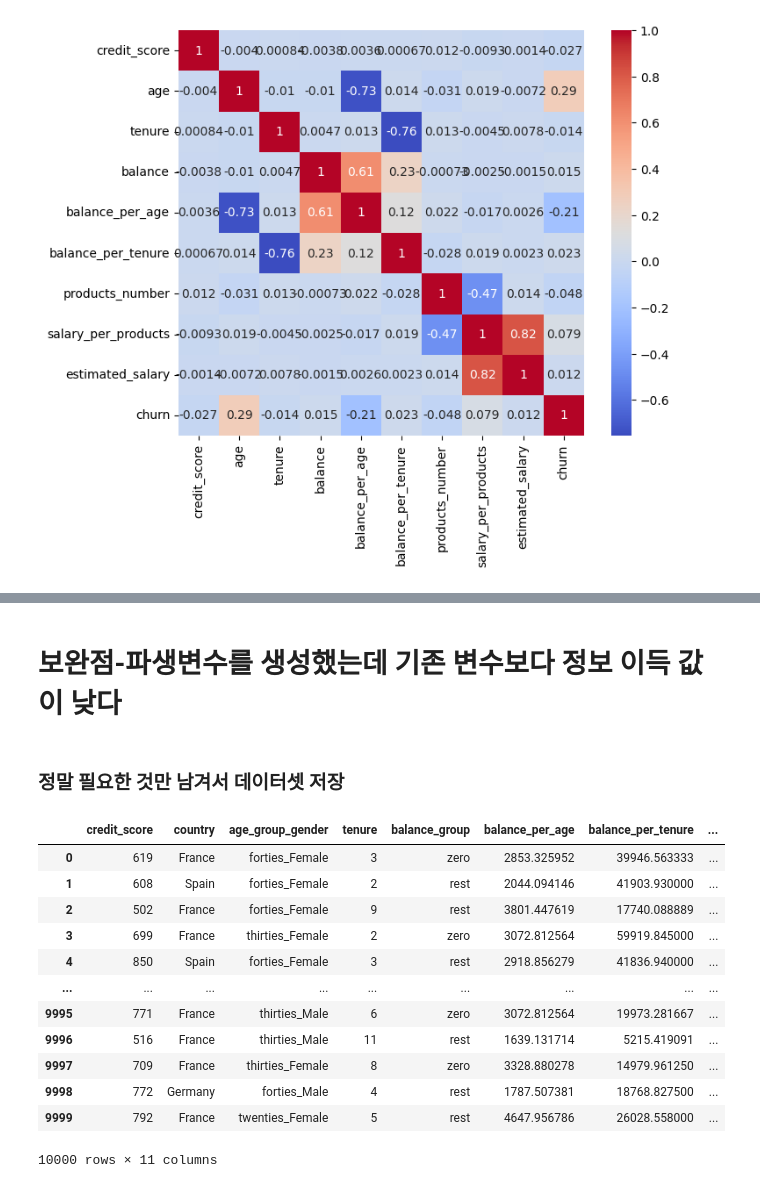
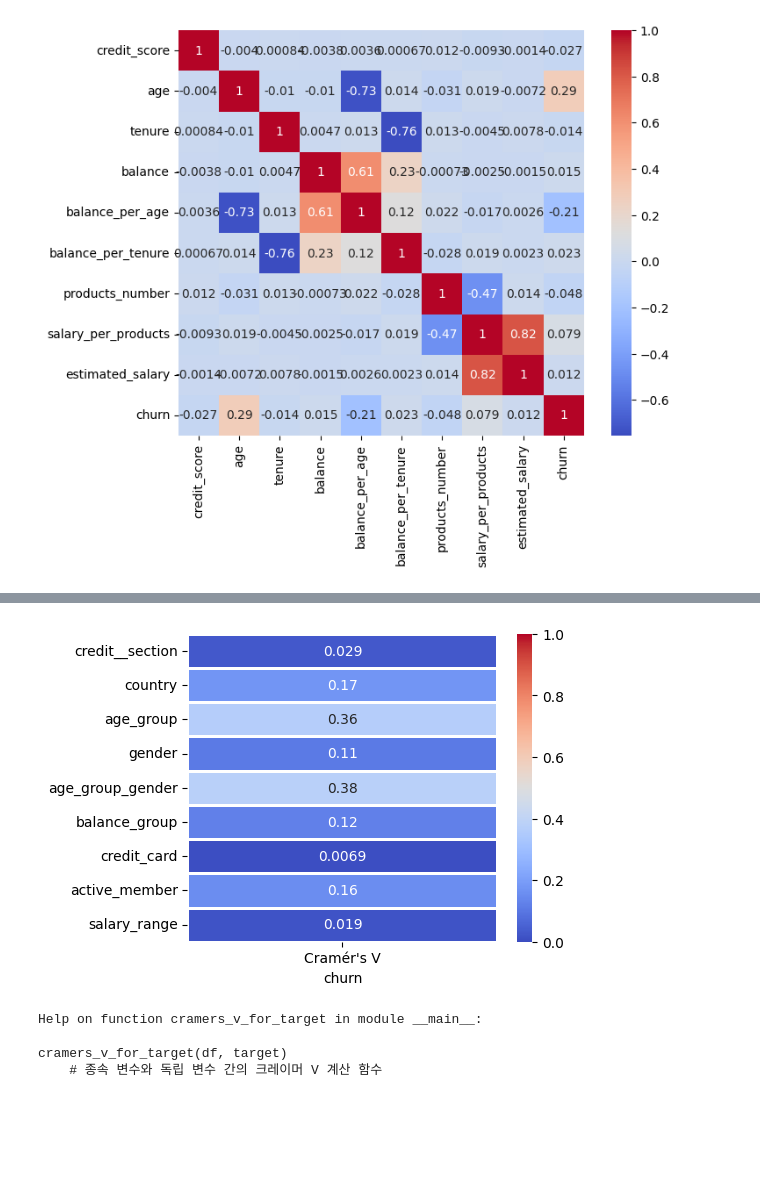
Before and after one commit to coconutkim/project_churn, a Jupyter notebook: real6.ipynb, the cells around one changed output, grey strips where cells are left out. Drawn from its saved outputs; the diff is of its cells as text; code cells hidden in the pictures; blank space fills up the shorter version.

```diff
--- a/real6.ipynb
+++ b/real6.ipynb
@@ -167,26 +129,53 @@ plt.show()
-# %% [markdown]
-# 보완점-파생변수를 생성했는데 기존 변수보다 정보 이득 값이 낮다
-# %% [markdown]
-### 정말 필요한 것만 남겨서 데이터셋 저장
-# %%
-# 정보 이득 낮은 파생변수: 신용 점수 구간, 추정 월급 구간, 나이 그룹룹
-# 나이 그룹 성별은 애매하다.. 나이와 성별을 합친 것인데 중간에 있다
-
-df=df.drop(['age','age_group','gender',
-        'balance','products_number','credit__section','salary_range',
-        'credit_card'],axis=1)
-df
-# %% [output]
-|  | credit_score | country | age_group_gender | tenure | balance_group | balance_per_age | balance_per_tenure | ... |
-| 0 | 619 | France | forties_Female | 3 | zero | 2853.325952 | 39946.563333 | ... |
-| 1 | 608 | Spain | forties_Female | 2 | rest | 2044.094146 | 41903.930000 | ... |
-| 2 | 502 | France | forties_Female | 9 | rest | 3801.447619 | 17740.088889 | ... |
-| 3 | 699 | France | thirties_Female | 2 | zero | 3072.812564 | 59919.845000 | ... |
-| 4 | 850 | Spain | forties_Female | 3 | rest | 2918.856279 | 41836.940000 | ... |
-| ... | ... | ... | ... | ... | ... | ... | ... | ... |
-| 9995 | 771 | France | thirties_Male | 6 | zero | 3072.812564 | 19973.281667 | ... |
-| 9996 | 516 | France | thirties_Male | 11 | rest | 1639.131714 | 5215.419091 | ... |
-| 9997 | 709 | France | thirties_Female | 8 | zero | 3328.880278 | 14979.961250 | ... |
-| 9998 | 772 | Germany | forties_Male | 4 | rest | 1787.507381 | 18768.827500 | ... |
-| 9999 | 792 | France | twenties_Female | 5 | rest | 4647.956786 | 26028.558000 | ... |
-10000 rows × 11 columns
+# %%
+import pandas as pd
+import numpy as np
+from scipy.stats import chi2_contingency
+import seaborn as sns
+import matplotlib.pyplot as plt
+
+# 크레이머 V 계산 함수
+def cramers_v(x, y):
+    confusion_matrix = pd.crosstab(x, y)
+    chi2 = chi2_contingency(confusion_matrix)[0]
+    n = confusion_matrix.sum().sum()
+    r, k = confusion_matrix.shape
+    return np.sqrt(chi2 / (n * (min(r, k) - 1)))
+
+# 종속 변수와 독립 변수 간의 크레이머 V 계산 함수
+def cramers_v_for_target(df, target):
+    independent_vars = [col for col in df.columns if col != target]
+    cramers_v_values = []
+
+    for col in independent_vars:
+        cramers_v_values.append(cramers_v(df[target], df[col]))
+
+    return pd.DataFrame({'Independent Variable': independent_vars, 'Cramér\'s V': cramers_v_values})
+
+df['churn']=df['churn'].astype('object')
+
+df_cat = df.select_dtypes(include=[object])
+
+# 종속 변수 'churn'과 독립 변수들 간의 크레이머 V 계산
+cramers_v_df = cramers_v_for_target(df_cat, 'churn')
+
+# 시각화
+plt.figure(figsize=(5, 4))
+
+# 'churn'과 독립 변수들의 크레이머 V 계수 시각화
+sns.heatmap(cramers_v_df.set_index('Independent Variable'),
+            annot=True, cmap='coolwarm', cbar=True, linewidths=1, vmax=1, vmin=0)
+
+# plt.xlabel('Independent Variables')
+plt.xlabel('churn')
+plt.ylabel('')  # y축 라벨 숨김
+# plt.title('Cramér\'s V for \'churn\' and Independent Variables')
+plt.show()
+# %% [output]
+[figure, added]
+# %%
+help(cramers_v_for_target)
+# %% [output]
+Help on function cramers_v_for_target in module __main__:
+
+cramers_v_for_target(df, target)
+    # 종속 변수와 독립 변수 간의 크레이머 V 계산 함수
```
Also changed, not shown: parts of 35 cells of this notebook, 6 other files.
